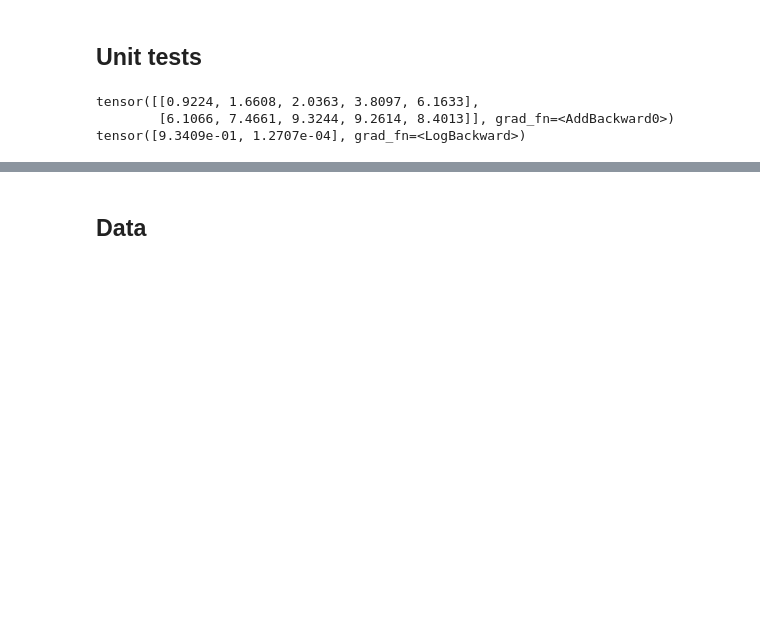
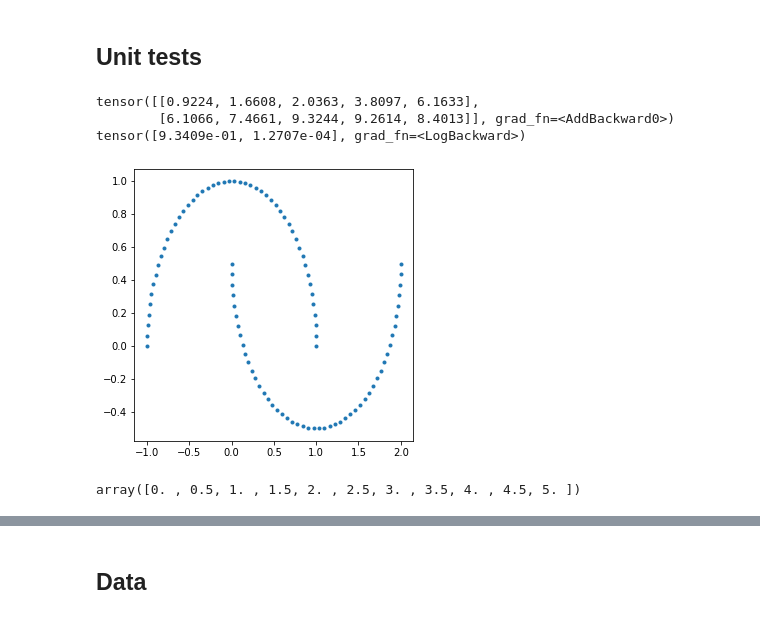
Before and after one commit to mrsalehi/stupid-simple-norm-flow, a Jupyter notebook: main.ipynb, the cells around one changed output, grey strips where cells are left out. Drawn from its saved outputs; the diff is of its cells as text; code cells hidden in the pictures; blank space fills up the shorter version.

```diff
--- a/main.ipynb
+++ b/main.ipynb
@@ -31,3 +39,14 @@ print(log_det)
 tensor([[0.9224, 1.6608, 2.0363, 3.8097, 6.1633],
         [6.1066, 7.4661, 9.3244, 9.2614, 8.4013]], grad_fn=<AddBackward0>)
 tensor([9.3409e-01, 1.2707e-04], grad_fn=<LogBackward>)
+# %%
+data, _ = make_moons(n_samples=100)
+fig = plt.figure(figsize=(5, 5))
+plt.plot(data[:, 0], data[:, 1], '.');
+plt.savefig('moons.png')
+# %% [output]
+[figure, added]
+# %%
+np.linspace(0, 5, 11)
+# %% [output]
+array([0. , 0.5, 1. , 1.5, 2. , 2.5, 3. , 3.5, 4. , 4.5, 5. ])
```
Also changed, not shown: parts of 22 cells of this notebook, 5 other files.
